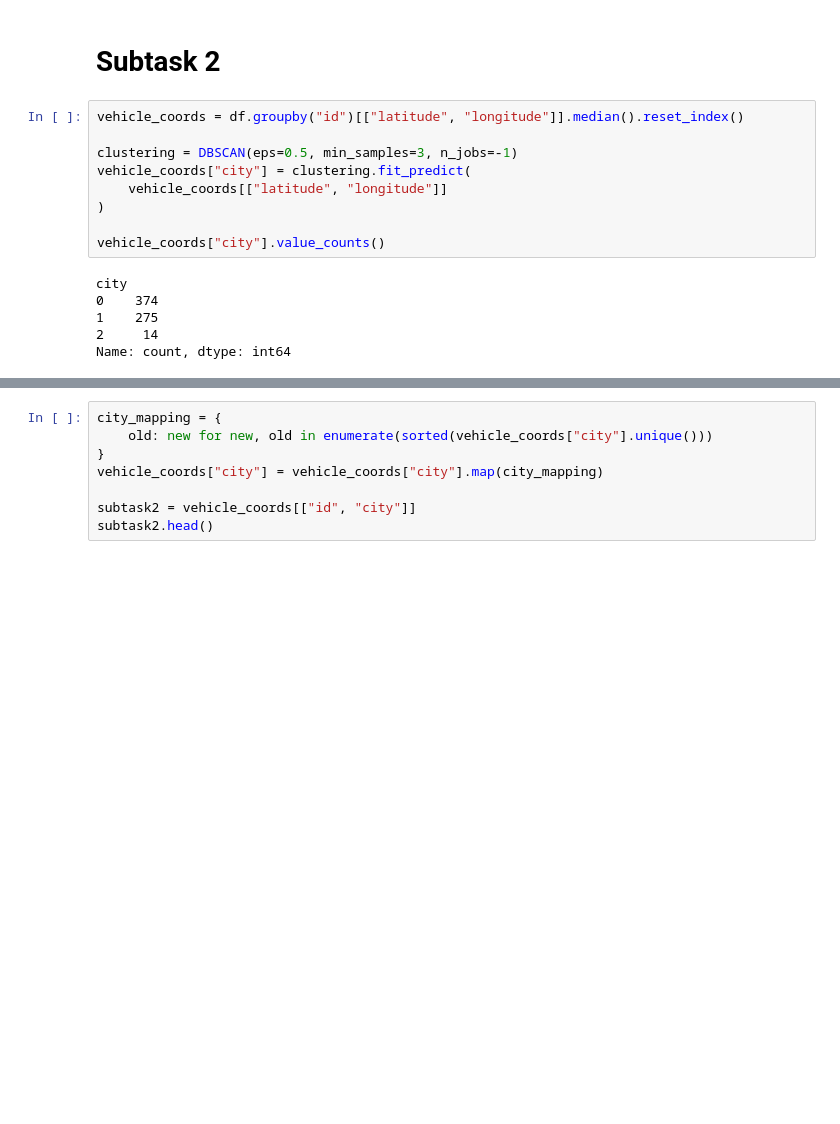
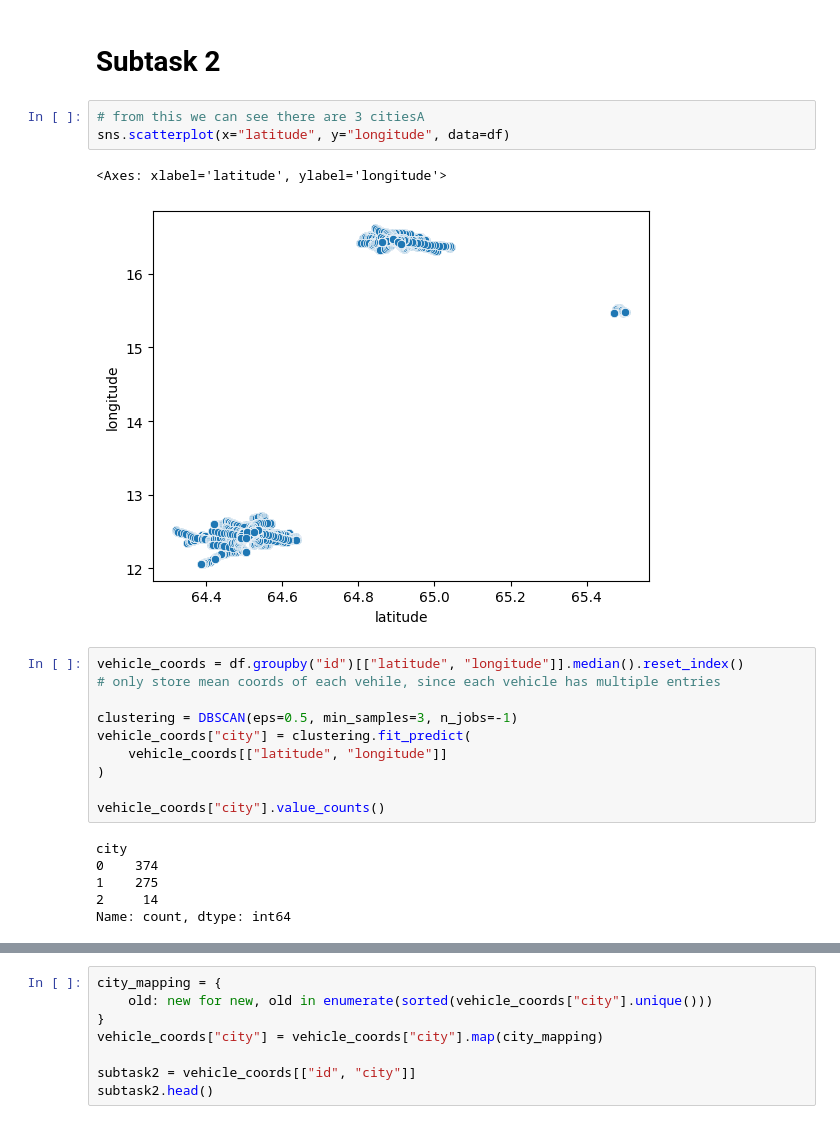
Before and after one commit to stefanasandei/roai-solved, a Jupyter notebook: national-contests/romania/local_phase/2026/transport.ipynb, the cells around one changed output, grey strips where cells are left out. Cells and saved outputs as stored; diff of their text form; blank space fills up the shorter version.

Commit message:
add plots

```diff
--- a/national-contests/romania/local_phase/2026/transport.ipynb
+++ b/national-contests/romania/local_phase/2026/transport.ipynb
@@ -31,8 +33,15 @@ subtask11 = df["id"].nunique()
 subtask12 = df["vehicle_type"].nunique()
 # %% [markdown]
 # Subtask 2
+# %%
+# from this we can see there are 3 citiesA
+sns.scatterplot(x="latitude", y="longitude", data=df)
+# %% [output]
+<Axes: xlabel='latitude', ylabel='longitude'>
+[figure, added]
 # %%
 vehicle_coords = df.groupby("id")[["latitude", "longitude"]].median().reset_index()
+# only store mean coords of each vehile, since each vehicle has multiple entries
 
 clustering = DBSCAN(eps=0.5, min_samples=3, n_jobs=-1)
 vehicle_coords["city"] = clustering.fit_predict(
```
Also changed, not shown: parts of 2 cells of this notebook.
